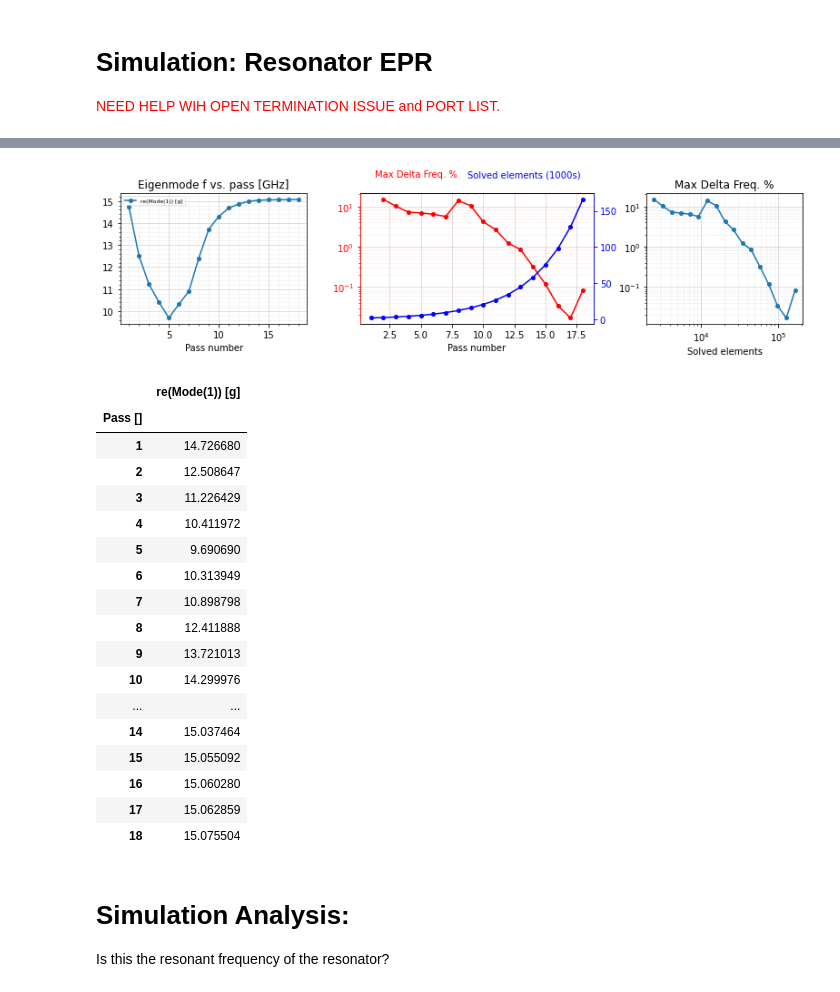
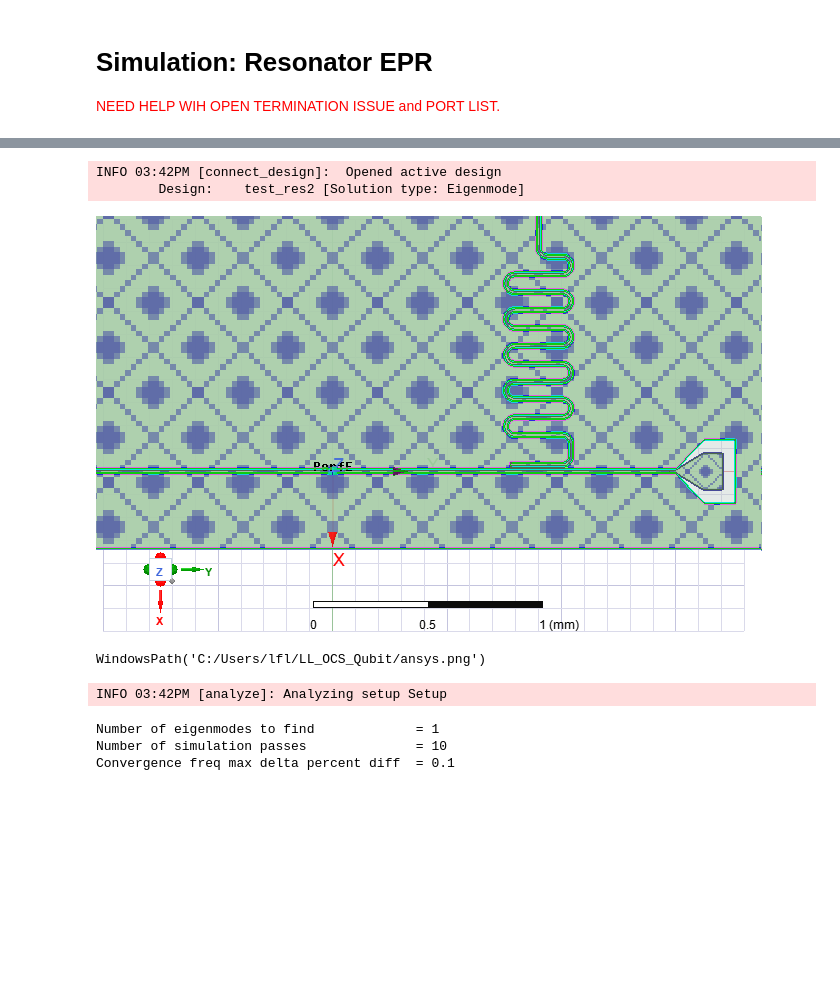
Before and after one commit to shanto268/LL_OCS_Qubit, a Jupyter notebook: resonator.ipynb, the cells around one changed output, grey strips where cells are left out. Drawn from its saved outputs; the diff is of its cells as text; code cells hidden in the pictures; blank space fills up the shorter version.

```diff
--- a/resonator.ipynb
+++ b/resonator.ipynb
@@ -249,16 +190,4 @@ q1 = add_qubit(index=1,
 # %%
 from qiskit_metal.analyses.quantization import EPRanalysis
 
-eig_bus = EPRanalysis(design, "hfss")
-
-eig_bus.sim.setup.max_passes = 18
-eig_bus.sim.setup.max_delta_f = 0.005
-eig_bus.sim.setup.n_modes = 1
-resistance = 50 # R in signal path
-
-eig_bus.sim.run(name='test_res2',
-               components=['cpw_1'],
-               #port_list =[("cpw_t","lead", resistance)],
-               #open_terminations=[('cpw_1','end'), ()],
-               box_plus_buffer = True
-               )
+eig_res = EPRanalysis(design, "hfss")
@@ -268,0 +194,5 @@ TypeError: unsupported operand type(s) for +: 'NoneType' and 'list'
+# %%
+eig_res.sim.setup.max_passes = 18
+eig_res.sim.setup.max_delta_f = 0.005
+eig_res.sim.setup.n_modes = 1
+resistance = 50 # R in signal path
@@ -268,0 +210,2 @@ TypeError: unsupported operand type(s) for +: 'NoneType' and 'list'
+# %%
+hfss = eig_res.sim.renderer
@@ -268,0 +226,5 @@ TypeError: unsupported operand type(s) for +: 'NoneType' and 'list'
+# %%
+hfss.activate_ansys_design("test_res2", 'eigenmode')  # use new_ansys_design() to force creation of a blank design
+# %% [output]
+INFO 03:42PM [connect_design]:  Opened active design
+        Design:    test_res2 [Solution type: Eigenmode]
@@ -269,33 +234,27 @@ TypeError: unsupported operand type(s) for +: 'NoneType' and 'list'
+# %%
+hfss.save_screenshot()
+# %% [output]
+[figure, added]
+WindowsPath('C:/Users/lfl/LL_OCS_Qubit/ansys.png')
 # %%
 %matplotlib inline
-eig_bus.sim.plot_convergences()
-# %% [output]
-[figure, removed]
 # %%
-eig_bus.sim.convergence_f
+# Analysis properties
+setup = hfss.pinfo.setup
+print(f"""
+Number of eigenmodes to find             = {setup.n_modes}
+Number of simulation passes              = {setup.passes}
+Convergence freq max delta percent diff  = {setup.delta_f}
+""")
+
+# Next 2 lines are counterinuitive, since there is no junction in this resonator.
+# However, these are necessary to make pyEPR work correctly. Please do note delete
+hfss.pinfo.design.set_variable('Lj', '10 nH')
+hfss.pinfo.design.set_variable('Cj', '0 fF')
+
+setup.analyze()
 # %% [output]
-|  | re(Mode(1)) [g] |
-| Pass [] |  |
-| 1 | 14.726680 |
-| 2 | 12.508647 |
-| 3 | 11.226429 |
-| 4 | 10.411972 |
-| 5 | 9.690690 |
-| 6 | 10.313949 |
-| 7 | 10.898798 |
-| 8 | 12.411888 |
-| 9 | 13.721013 |
-| 10 | 14.299976 |
-| ... | ... |
-| 14 | 15.037464 |
-| 15 | 15.055092 |
-| 16 | 15.060280 |
-| 17 | 15.062859 |
-| 18 | 15.075504 |
+INFO 03:42PM [analyze]: Analyzing setup Setup
+Number of eigenmodes to find             = 1
+Number of simulation passes              = 10
+Convergence freq max delta percent diff  = 0.1
-# %% [markdown]
-# Simulation Analysis:
-
-<a id='ana'></a>
-
-
-Is this the resonant frequency of the resonator?
```
Also changed, not shown: parts of 18 cells of this notebook, 4 other files.
